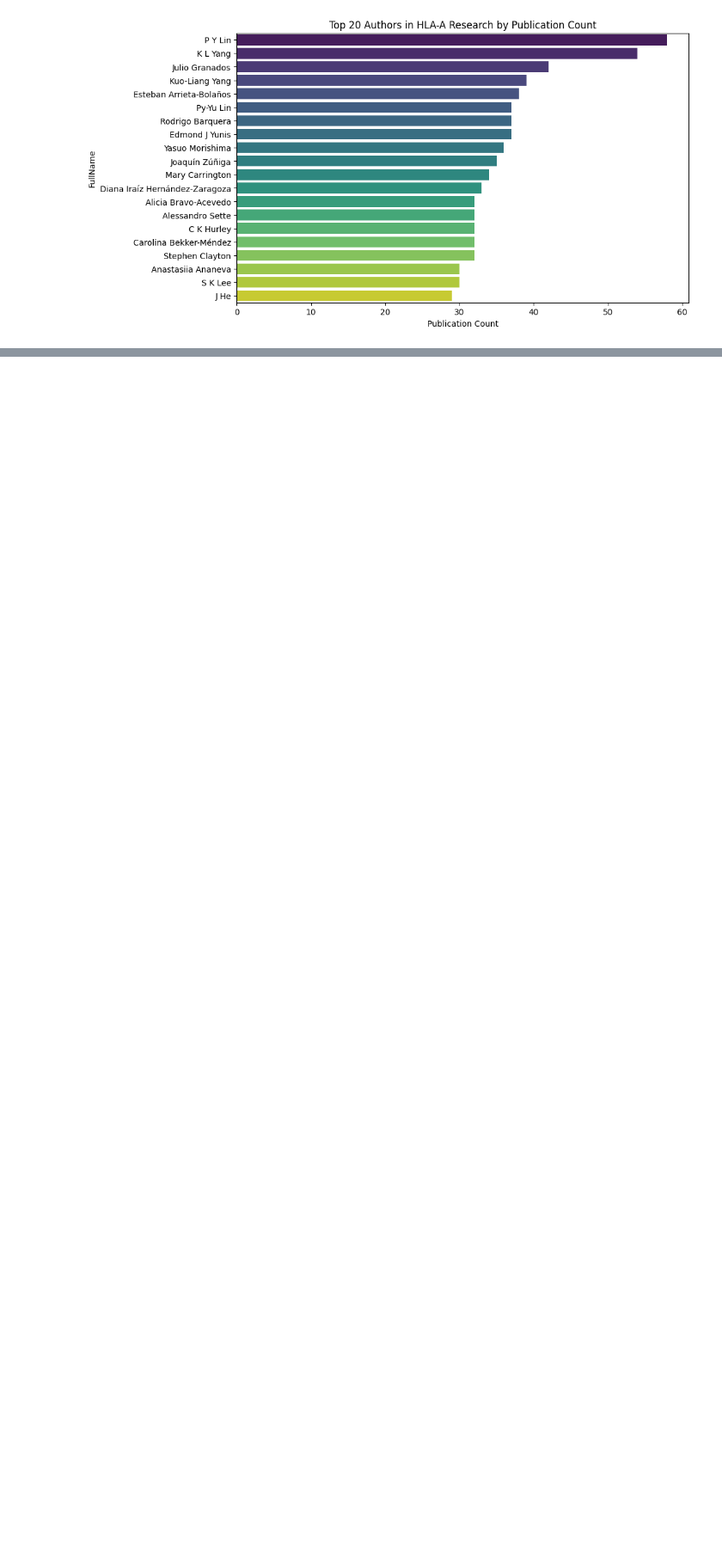
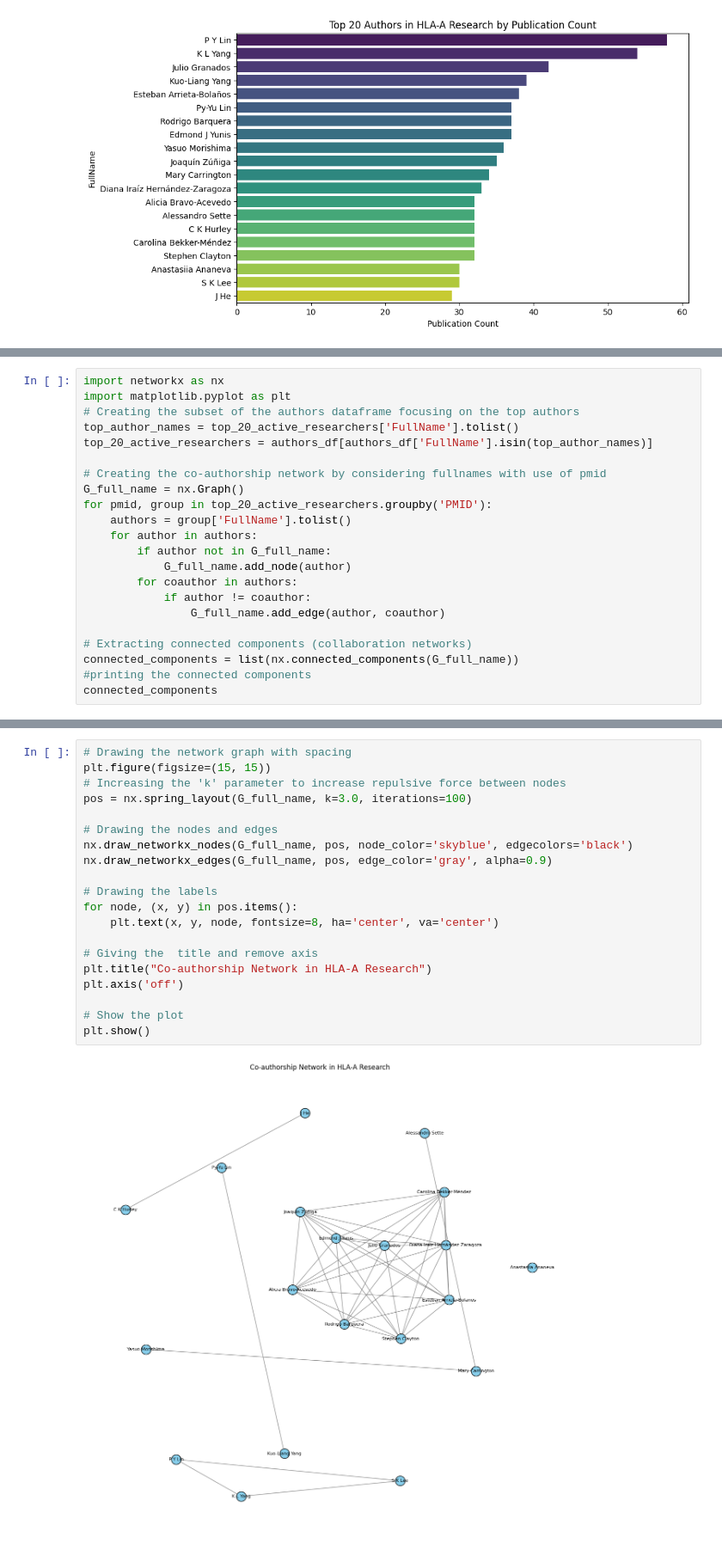
Before and after one commit to catcarroll98/skills-assessment-2, a Jupyter notebook: skillspresentation.ipynb, the cells around one changed output, grey strips where cells are left out. Shown: that part at 86% size. Saved outputs shown, nothing was run; the diff lists cells and outputs as text; blank space fills up the shorter version.

Commit message:
Adding Network Part and visualization

```diff
--- a/skillspresentation.ipynb
+++ b/skillspresentation.ipynb
@@ -331,0 +335,22 @@ plt.show()
+# %%
+import networkx as nx
+import matplotlib.pyplot as plt
+# Creating the subset of the authors dataframe focusing on the top authors
+top_author_names = top_20_active_researchers['FullName'].tolist()
+top_20_active_researchers = authors_df[authors_df['FullName'].isin(top_author_names)]
+
+# Creating the co-authorship network by considering fullnames with use of pmid
+G_full_name = nx.Graph()
+for pmid, group in top_20_active_researchers.groupby('PMID'):
+    authors = group['FullName'].tolist()
+    for author in authors:
+        if author not in G_full_name:
+            G_full_name.add_node(author)
+        for coauthor in authors:
+            if author != coauthor:
+                G_full_name.add_edge(author, coauthor)
+
+# Extracting connected components (collaboration networks)
+connected_components = list(nx.connected_components(G_full_name))
+#printing the connected components
+connected_components
@@ -331,0 +374,22 @@ plt.show()
+# %%
+# Drawing the network graph with spacing
+plt.figure(figsize=(15, 15))
+# Increasing the 'k' parameter to increase repulsive force between nodes
+pos = nx.spring_layout(G_full_name, k=3.0, iterations=100)
+
+# Drawing the nodes and edges
+nx.draw_networkx_nodes(G_full_name, pos, node_color='skyblue', edgecolors='black')
+nx.draw_networkx_edges(G_full_name, pos, edge_color='gray', alpha=0.9)
+
+# Drawing the labels
+for node, (x, y) in pos.items():
+    plt.text(x, y, node, fontsize=8, ha='center', va='center')
+
+# Giving the  title and remove axis
+plt.title("Co-authorship Network in HLA-A Research")
+plt.axis('off')
+
+# Show the plot
+plt.show()
+# %% [output]
+[figure, added]
```
Also changed, not shown: parts of 7 cells of this notebook.
